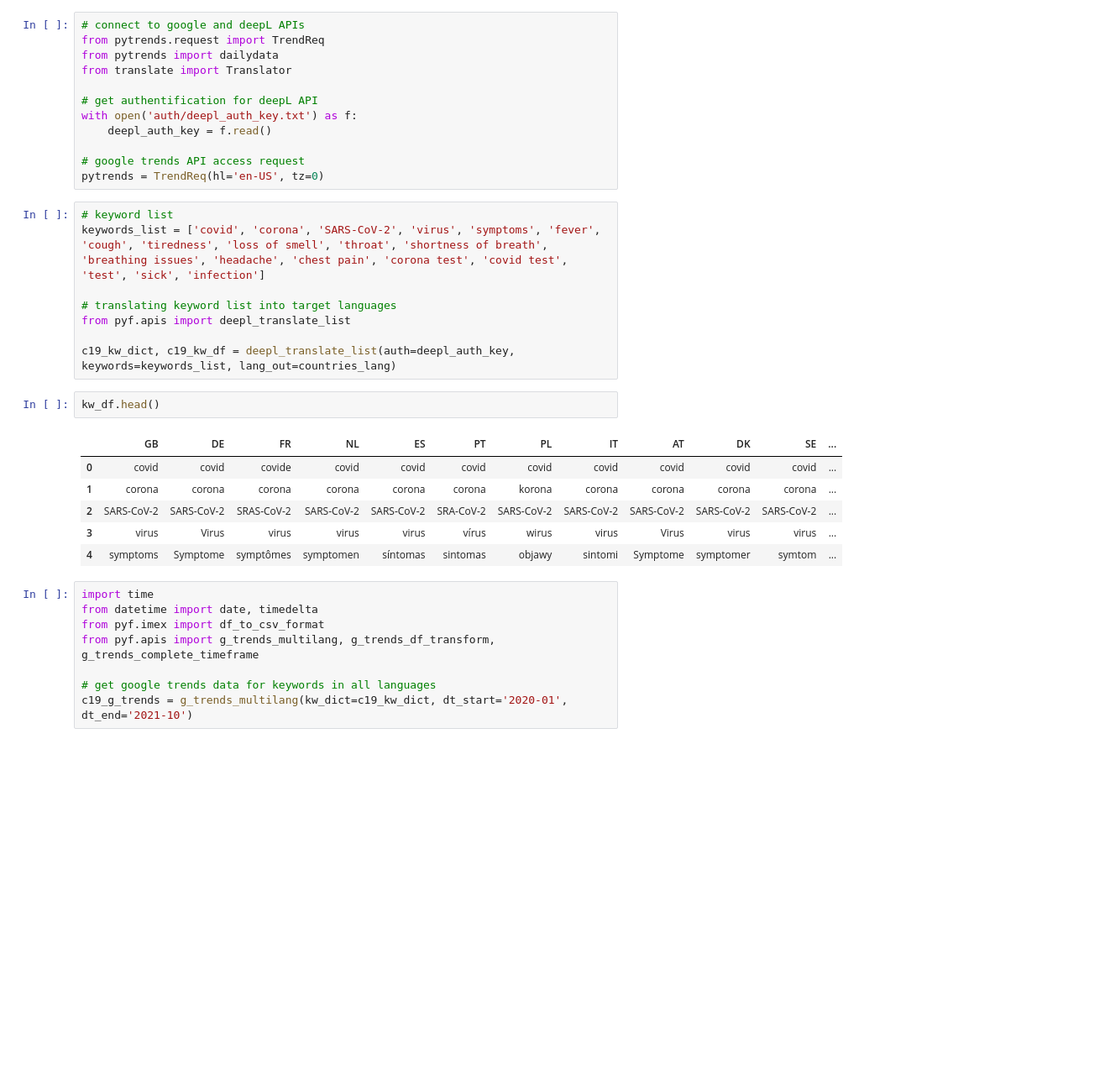
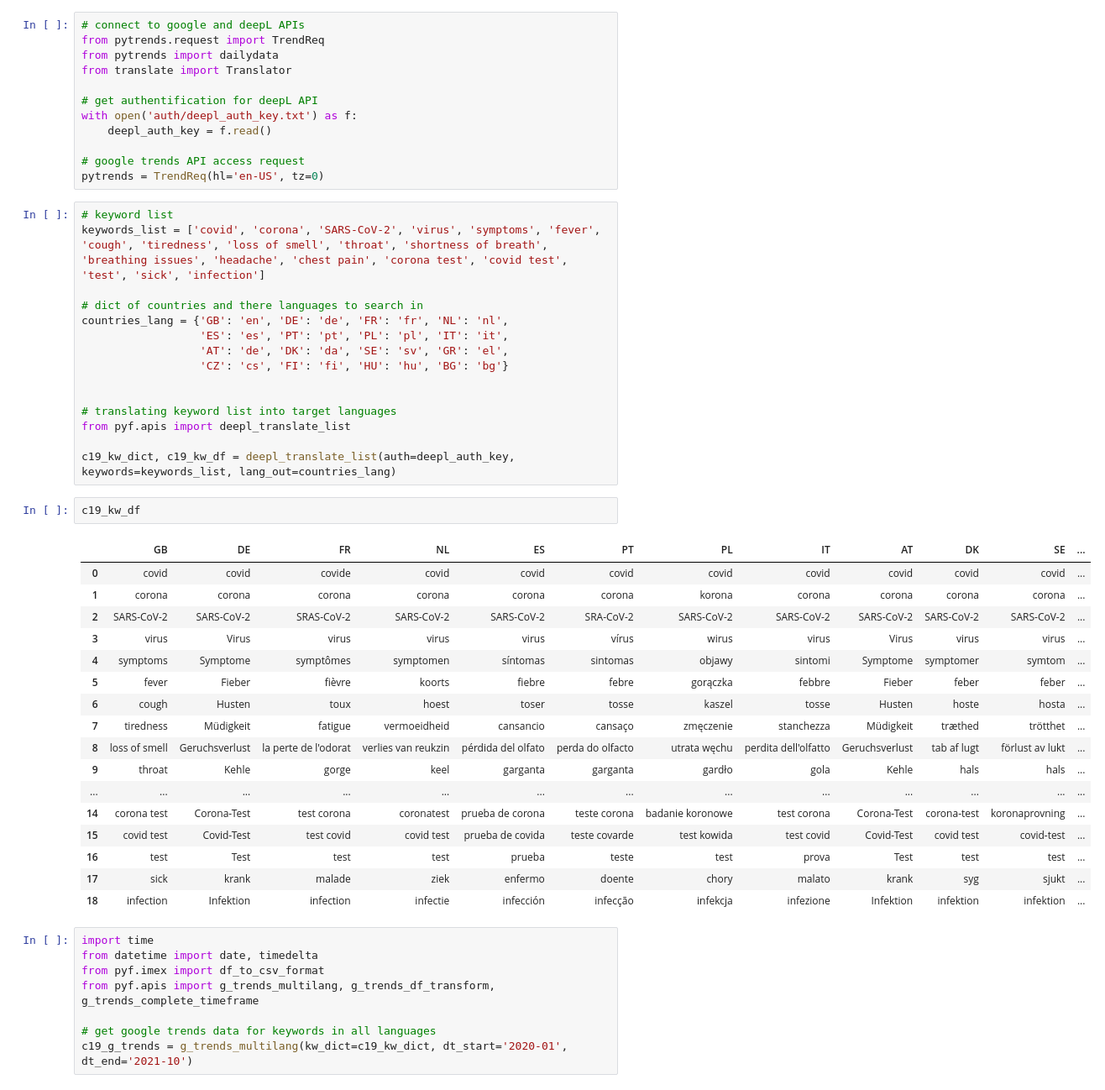
Before and after one commit to KevinSpurk/P03-how-to-predict-a-pandemic, a Jupyter notebook: P03_predict_covid19.ipynb, the cells around one changed output. Shown at 84% size. Drawn from its saved outputs; the diff is of its cells as text; blank space fills up the shorter version.

```diff
--- a/P03_predict_covid19.ipynb
+++ b/P03_predict_covid19.ipynb
@@ -81,20 +81,38 @@ pytrends = TrendReq(hl='en-US', tz=0)
 # %%
 # keyword list
 keywords_list = ['covid', 'corona', 'SARS-CoV-2', 'virus', 'symptoms', 'fever', 'cough', 'tiredness', 'loss of smell', 'throat', 'shortness of breath', 'breathing issues', 'headache', 'chest pain', 'corona test', 'covid test', 'test', 'sick', 'infection']
+
+# dict of countries and there languages to search in
+countries_lang = {'GB': 'en', 'DE': 'de', 'FR': 'fr', 'NL': 'nl',
+                  'ES': 'es', 'PT': 'pt', 'PL': 'pl', 'IT': 'it',
+                  'AT': 'de', 'DK': 'da', 'SE': 'sv', 'GR': 'el',
+                  'CZ': 'cs', 'FI': 'fi', 'HU': 'hu', 'BG': 'bg'}
+
 
 # translating keyword list into target languages
 from pyf.apis import deepl_translate_list
 
 c19_kw_dict, c19_kw_df = deepl_translate_list(auth=deepl_auth_key, keywords=keywords_list, lang_out=countries_lang)
 # %%
-kw_df.head()
+c19_kw_df
 # %% [output]
 |  | GB | DE | FR | NL | ES | PT | PL | IT | AT | DK | SE | ... |
 | 0 | covid | covid | covide | covid | covid | covid | covid | covid | covid | covid | covid | ... |
 | 1 | corona | corona | corona | corona | corona | corona | korona | corona | corona | corona | corona | ... |
 | 2 | SARS-CoV-2 | SARS-CoV-2 | SRAS-CoV-2 | SARS-CoV-2 | SARS-CoV-2 | SRA-CoV-2 | SARS-CoV-2 | SARS-CoV-2 | SARS-CoV-2 | SARS-CoV-2 | SARS-CoV-2 | ... |
 | 3 | virus | Virus | virus | virus | virus | vírus | wirus | virus | Virus | virus | virus | ... |
 | 4 | symptoms | Symptome | symptômes | symptomen | síntomas | sintomas | objawy | sintomi | Symptome | symptomer | symtom | ... |
+| 5 | fever | Fieber | fièvre | koorts | fiebre | febre | gorączka | febbre | Fieber | feber | feber | ... |
+| 6 | cough | Husten | toux | hoest | toser | tosse | kaszel | tosse | Husten | hoste | hosta | ... |
+| 7 | tiredness | Müdigkeit | fatigue | vermoeidheid | cansancio | cansaço | zmęczenie | stanchezza | Müdigkeit | træthed | trötthet | ... |
+| 8 | loss of smell | Geruchsverlust | la perte de l'odorat | verlies van reukzin | pérdida del olfato | perda do olfacto | utrata węchu | perdita dell'olfatto | Geruchsverlust | tab af lugt | förlust av lukt | ... |
+| 9 | throat | Kehle | gorge | keel | garganta | garganta | gardło | gola | Kehle | hals | hals | ... |
+| ... | ... | ... | ... | ... | ... | ... | ... | ... | ... | ... | ... | ... |
+| 14 | corona test | Corona-Test | test corona | coronatest | prueba de corona | teste corona | badanie koronowe | test corona | Corona-Test | corona-test | koronaprovning | ... |
+| 15 | covid test | Covid-Test | test covid | covid test | prueba de covida | teste covarde | test kowida | test covid | Covid-Test | covid test | covid-test | ... |
+| 16 | test | Test | test | test | prueba | teste | test | prova | Test | test | test | ... |
+| 17 | sick | krank | malade | ziek | enfermo | doente | chory | malato | krank | syg | sjukt | ... |
+| 18 | infection | Infektion | infection | infectie | infección | infecção | infekcja | infezione | Infektion | infektion | infektion | ... |
 # %%
 import time
 from datetime import date, timedelta
```
Also changed, not shown: parts of 28 cells of this notebook.
